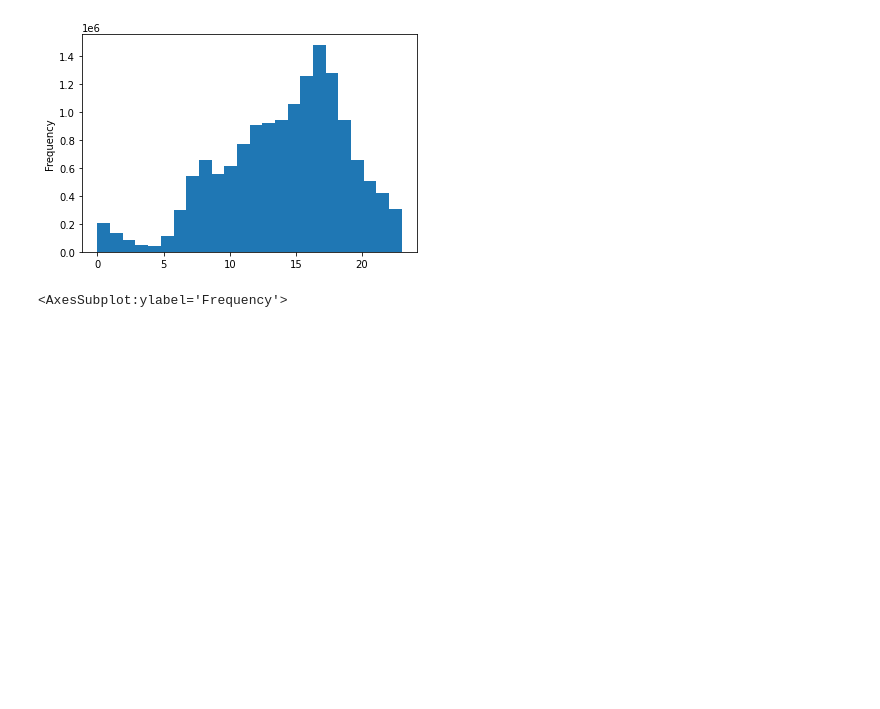
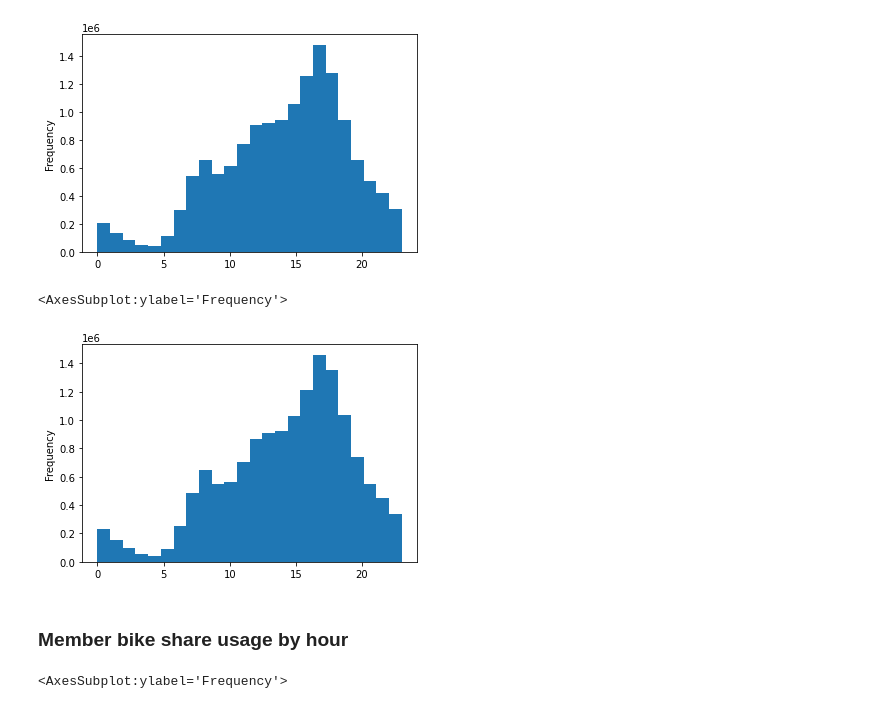
Before and after one commit to paul-trood/bicycle_sharing, a Jupyter notebook: 03_data_exploration.ipynb, the cells around one changed output. Drawn from its saved outputs; the diff is of its cells as text; code cells hidden in the pictures; blank space fills up the shorter version.

```diff
--- a/03_data_exploration.ipynb
+++ b/03_data_exploration.ipynb
@@ -215,6 +241,14 @@ df["started_at"].dt.hour.plot.hist(bins=24)
 # %% [output]
 <AxesSubplot:ylabel='Frequency'>
 [figure]
+# %%
+# Ended at times
+df["ended_at"].dt.hour.plot.hist(bins=24)
+# %% [output]
+<AxesSubplot:ylabel='Frequency'>
+[figure, added]
+# %% [markdown]
+### Member bike share usage by hour
 # %%
 members["started_at"].dt.hour.plot.hist(bins=24)
 # %% [output]
```
Also changed, not shown: parts of 6 cells of this notebook.
